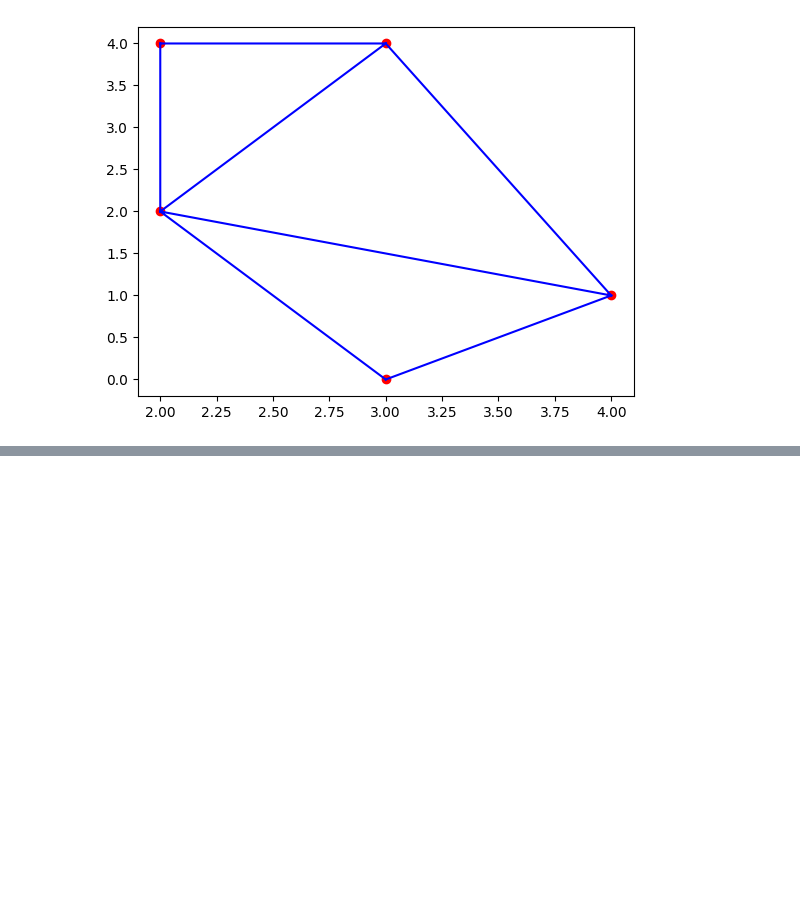
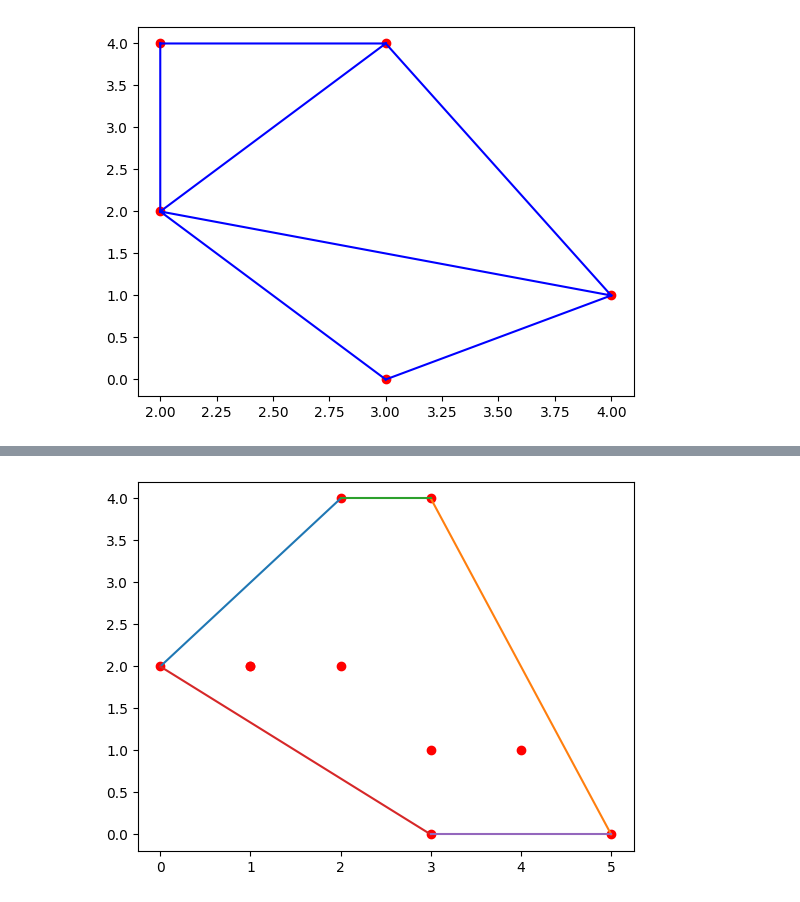
Before and after one commit to themysterysolver/PYTHON_BASICS, a Jupyter notebook: SCIPY/SCIPY.ipynb, the cells around one changed output, grey strips where cells are left out. Saved outputs shown, nothing was run; the diff lists cells and outputs as text; code cells hidden in the pictures; blank space fills up the shorter version.

Commit message:
FEAT:convex hull

```diff
--- a/SCIPY/SCIPY.ipynb
+++ b/SCIPY/SCIPY.ipynb
@@ -293,0 +298,14 @@ The numbers in each row are indices of the points in newPoints that form the ver
+# %%
+from scipy.spatial import ConvexHull
+npoints=np.array([[2, 4],
+  [3, 4],
+  [3, 0],
+  [2, 2],
+  [4, 1],
+  [1, 2],
+  [5, 0],
+  [3, 1],
+  [1, 2],
+  [0, 2]])
+hull=ConvexHull(npoints)
+print(hull,'\n',hull.simplices)
@@ -293,0 +358,6 @@ The numbers in each row are indices of the points in newPoints that form the ver
+# %%
+plt.scatter(npoints[:,0],npoints[:,1],color='r')
+for s in hull.simplices:
+  plt.plot(npoints[s,0],npoints[s,1])
+# %% [output]
+[figure, added]
```
Also changed, not shown: parts of 3 cells of this notebook.
